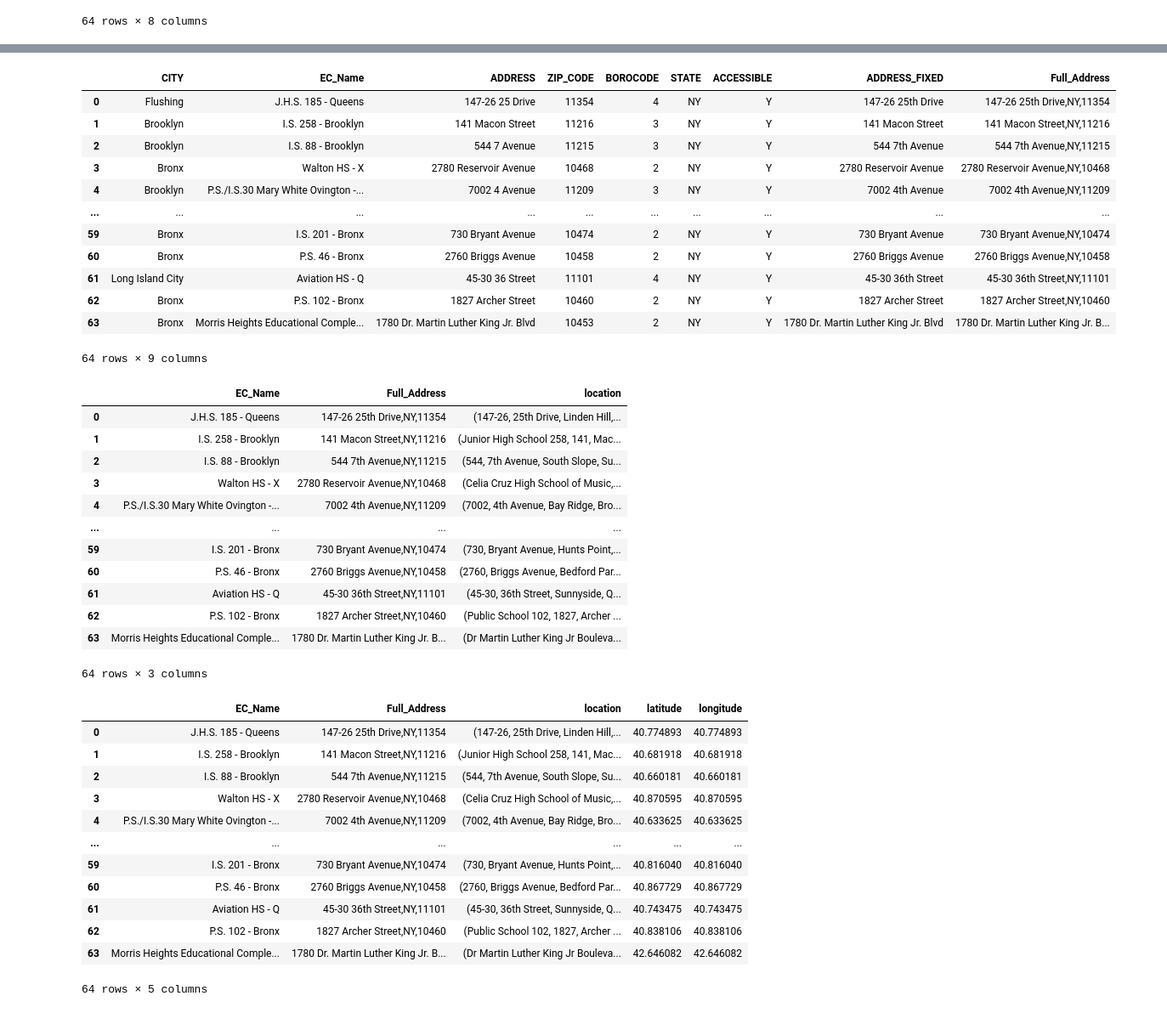
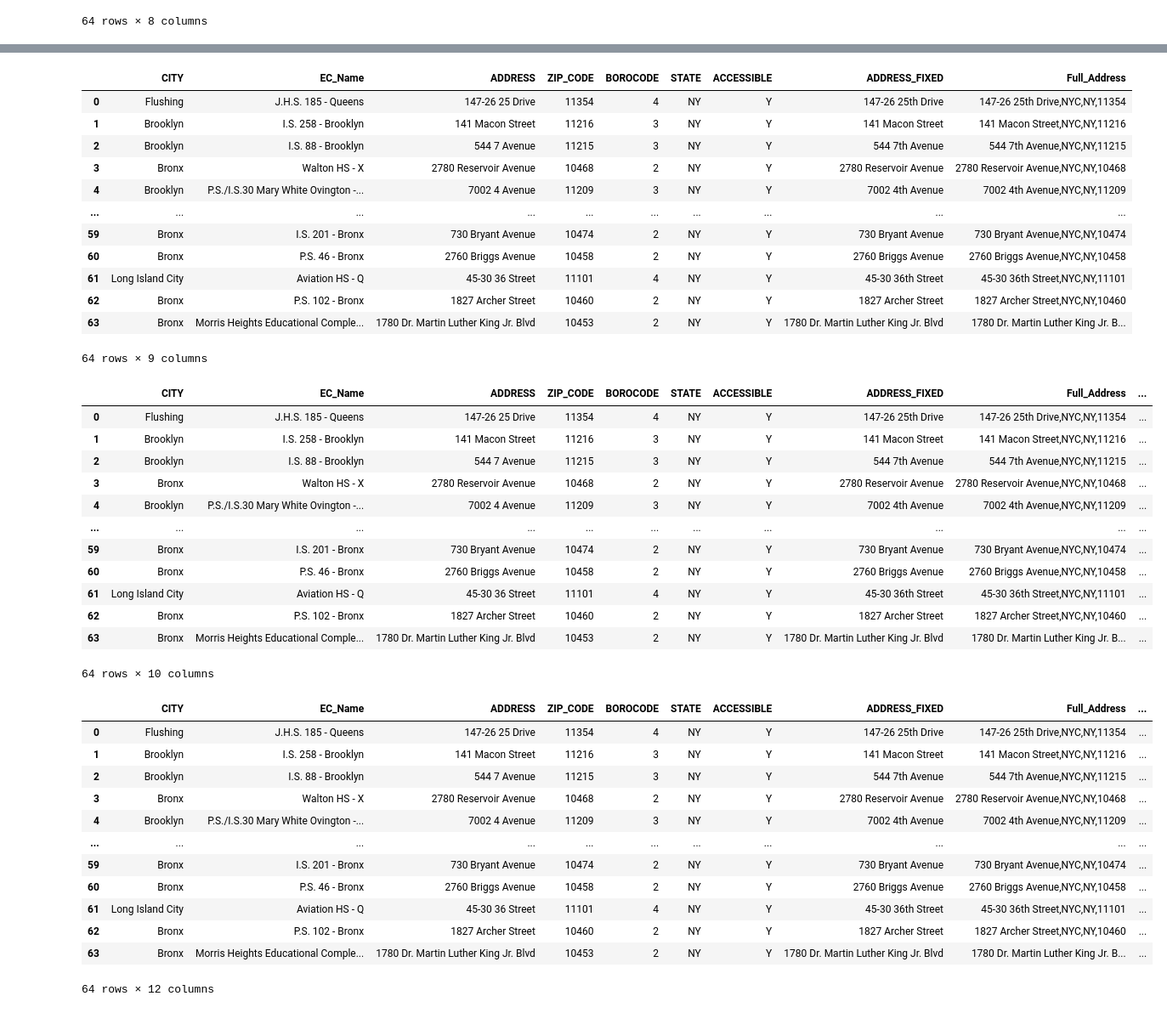
Before and after one commit to spatialthoughts/python-tutorials, a Jupyter notebook: geocoding_with_geopy.ipynb, the cells around one changed output, grey strips where cells are left out. Shown at 85% size. Cells and saved outputs as stored; diff of their text form; code cells hidden in the pictures.

```diff
--- a/geocoding_with_geopy.ipynb
+++ b/geocoding_with_geopy.ipynb
@@ -119,25 +117,24 @@ We also create a new column containing the full address.
 # %%
 address_df['Full_Address'] = (
     address_df['ADDRESS_FIXED'] + ',' +
+    'NYC' + ',' +
     address_df['STATE']+ ',' +
     address_df['ZIP_CODE'].astype(str))
 address_df
 # %% [output]
 |  | CITY | EC_Name | ADDRESS | ZIP_CODE | BOROCODE | STATE | ACCESSIBLE | ADDRESS_FIXED | Full_Address |
-| 0 | Flushing | J.H.S. 185 - Queens | 147-26 25 Drive | 11354 | 4 | NY | Y | 147-26 25th Drive | 147-26 25th Drive,NY,11354 |
-| 1 | Brooklyn | I.S. 258 - Brooklyn | 141 Macon Street | 11216 | 3 | NY | Y | 141 Macon Street | 141 Macon Street,NY,11216 |
-| 2 | Brooklyn | I.S. 88 - Brooklyn | 544 7 Avenue | 11215 | 3 | NY | Y | 544 7th Avenue | 544 7th Avenue,NY,11215 |
-| 3 | Bronx | Walton HS - X | 2780 Reservoir Avenue | 10468 | 2 | NY | Y | 2780 Reservoir Avenue | 2780 Reservoir Avenue,NY,10468 |
-| 4 | Brooklyn | P.S./I.S.30 Mary White Ovington -... | 7002 4 Avenue | 11209 | 3 | NY | Y | 7002 4th Avenue | 7002 4th Avenue,NY,11209 |
+| 0 | Flushing | J.H.S. 185 - Queens | 147-26 25 Drive | 11354 | 4 | NY | Y | 147-26 25th Drive | 147-26 25th Drive,NYC,NY,11354 |
+| 1 | Brooklyn | I.S. 258 - Brooklyn | 141 Macon Street | 11216 | 3 | NY | Y | 141 Macon Street | 141 Macon Street,NYC,NY,11216 |
+| 2 | Brooklyn | I.S. 88 - Brooklyn | 544 7 Avenue | 11215 | 3 | NY | Y | 544 7th Avenue | 544 7th Avenue,NYC,NY,11215 |
+| 3 | Bronx | Walton HS - X | 2780 Reservoir Avenue | 10468 | 2 | NY | Y | 2780 Reservoir Avenue | 2780 Reservoir Avenue,NYC,NY,10468 |
+| 4 | Brooklyn | P.S./I.S.30 Mary White Ovington -... | 7002 4 Avenue | 11209 | 3 | NY | Y | 7002 4th Avenue | 7002 4th Avenue,NYC,NY,11209 |
 | ... | ... | ... | ... | ... | ... | ... | ... | ... | ... |
-| 59 | Bronx | I.S. 201 - Bronx | 730 Bryant Avenue | 10474 | 2 | NY | Y | 730 Bryant Avenue | 730 Bryant Avenue,NY,10474 |
-| 60 | Bronx | P.S. 46 - Bronx | 2760 Briggs Avenue | 10458 | 2 | NY | Y | 2760 Briggs Avenue | 2760 Briggs Avenue,NY,10458 |
-| 61 | Long Island City | Aviation HS - Q | 45-30 36 Street | 11101 | 4 | NY | Y | 45-30 36th Street | 45-30 36th Street,NY,11101 |
-| 62 | Bronx | P.S. 102 - Bronx | 1827 Archer Street | 10460 | 2 | NY | Y | 1827 Archer Street | 1827 Archer Street,NY,10460 |
+| 59 | Bronx | I.S. 201 - Bronx | 730 Bryant Avenue | 10474 | 2 | NY | Y | 730 Bryant Avenue | 730 Bryant Avenue,NYC,NY,10474 |
+| 60 | Bronx | P.S. 46 - Bronx | 2760 Briggs Avenue | 10458 | 2 | NY | Y | 2760 Briggs Avenue | 2760 Briggs Avenue,NYC,NY,10458 |
+| 61 | Long Island City | Aviation HS - Q | 45-30 36 Street | 11101 | 4 | NY | Y | 45-30 36th Street | 45-30 36th Street,NYC,NY,11101 |
+| 62 | Bronx | P.S. 102 - Bronx | 1827 Archer Street | 10460 | 2 | NY | Y | 1827 Archer Street | 1827 Archer Street,NYC,NY,10460 |
 | 63 | Bronx | Morris Heights Educational Comple... | 1780 Dr. Martin Luther King Jr. Blvd | 10453 | 2 | NY | Y | 1780 Dr. Martin Luther King Jr. Blvd | 1780 Dr. Martin Luther King Jr. B... |
 64 rows × 9 columns
-# %%
-address_df = address_df[['EC_Name', 'Full_Address']]
 # %%
 from tqdm.notebook import tqdm
 
@@ -149,34 +146,34 @@ geocode = RateLimiter(locator.geocode, min_delay_seconds=1)
 address_df['location'] = address_df['Full_Address'].progress_apply(geocode)
 address_df
 # %% [output]
-|  | EC_Name | Full_Address | location |
-| 0 | J.H.S. 185 - Queens | 147-26 25th Drive,NY,11354 | (147-26, 25th Drive, Linden Hill,... |
-| 1 | I.S. 258 - Brooklyn | 141 Macon Street,NY,11216 | (Junior High School 258, 141, Mac... |
-| 2 | I.S. 88 - Brooklyn | 544 7th Avenue,NY,11215 | (544, 7th Avenue, South Slope, Su... |
-| 3 | Walton HS - X | 2780 Reservoir Avenue,NY,10468 | (Celia Cruz High School of Music,... |
-| 4 | P.S./I.S.30 Mary White Ovington -... | 7002 4th Avenue,NY,11209 | (7002, 4th Avenue, Bay Ridge, Bro... |
-| ... | ... | ... | ... |
-| 59 | I.S. 201 - Bronx | 730 Bryant Avenue,NY,10474 | (730, Bryant Avenue, Hunts Point,... |
-| 60 | P.S. 46 - Bronx | 2760 Briggs Avenue,NY,10458 | (2760, Briggs Avenue, Bedford Par... |
-| 61 | Aviation HS - Q | 45-30 36th Street,NY,11101 | (45-30, 36th Street, Sunnyside, Q... |
-| 62 | P.S. 102 - Bronx | 1827 Archer Street,NY,10460 | (Public School 102, 1827, Archer ... |
-| 63 | Morris Heights Educational Comple... | 1780 Dr. Martin Luther King Jr. B... | (Dr Martin Luther King Jr Bouleva... |
+|  | CITY | EC_Name | ADDRESS | ZIP_CODE | BOROCODE | STATE | ACCESSIBLE | ADDRESS_FIXED | Full_Address | ... |
+| 0 | Flushing | J.H.S. 185 - Queens | 147-26 25 Drive | 11354 | 4 | NY | Y | 147-26 25th Drive | 147-26 25th Drive,NYC,NY,11354 | ... |
+| 1 | Brooklyn | I.S. 258 - Brooklyn | 141 Macon Street | 11216 | 3 | NY | Y | 141 Macon Street | 141 Macon Street,NYC,NY,11216 | ... |
+| 2 | Brooklyn | I.S. 88 - Brooklyn | 544 7 Avenue | 11215 | 3 | NY | Y | 544 7th Avenue | 544 7th Avenue,NYC,NY,11215 | ... |
+| 3 | Bronx | Walton HS - X | 2780 Reservoir Avenue | 10468 | 2 | NY | Y | 2780 Reservoir Avenue | 2780 Reservoir Avenue,NYC,NY,10468 | ... |
+| 4 | Brooklyn | P.S./I.S.30 Mary White Ovington -... | 7002 4 Avenue | 11209 | 3 | NY | Y | 7002 4th Avenue | 7002 4th Avenue,NYC,NY,11209 | ... |
+| ... | ... | ... | ... | ... | ... | ... | ... | ... | ... | ... |
+| 59 | Bronx | I.S. 201 - Bronx | 730 Bryant Avenue | 10474 | 2 | NY | Y | 730 Bryant Avenue | 730 Bryant Avenue,NYC,NY,10474 | ... |
+| 60 | Bronx | P.S. 46 - Bronx | 2760 Briggs Avenue | 10458 | 2 | NY | Y | 2760 Briggs Avenue | 2760 Briggs Avenue,NYC,NY,10458 | ... |
+| 61 | Long Island City | Aviation HS - Q | 45-30 36 Street | 11101 | 4 | NY | Y | 45-30 36th Street | 45-30 36th Street,NYC,NY,11101 | ... |
+| 62 | Bronx | P.S. 102 - Bronx | 1827 Archer Street | 10460 | 2 | NY | Y | 1827 Archer Street | 1827 Archer Street,NYC,NY,10460 | ... |
+| 63 | Bronx | Morris Heights Educational Comple... | 1780 Dr. Martin Luther King Jr. Blvd | 10453 | 2 | NY | Y | 1780 Dr. Martin Luther King Jr. Blvd | 1780 Dr. Martin Luther King Jr. B... | ... |
-64 rows × 3 columns
+64 rows × 10 columns
 # %%
 address_df['latitude'] = address_df['location'].apply(lambda loc: loc.latitude if loc else None)
-address_df['longitude'] = address_df['location'].apply(lambda loc: loc.latitude if loc else None)
+address_df['longitude'] = address_df['location'].apply(lambda loc: loc.longitude if loc else None)
 address_df
 # %% [output]
-|  | EC_Name | Full_Address | location | latitude | longitude |
-| 0 | J.H.S. 185 - Queens | 147-26 25th Drive,NY,11354 | (147-26, 25th Drive, Linden Hill,... | 40.774893 | 40.774893 |
-| 1 | I.S. 258 - Brooklyn | 141 Macon Street,NY,11216 | (Junior High School 258, 141, Mac... | 40.681918 | 40.681918 |
-| 2 | I.S. 88 - Brooklyn | 544 7th Avenue,NY,11215 | (544, 7th Avenue, South Slope, Su... | 40.660181 | 40.660181 |
-| 3 | Walton HS - X | 2780 Reservoir Avenue,NY,10468 | (Celia Cruz High School of Music,... | 40.870595 | 40.870595 |
-| 4 | P.S./I.S.30 Mary White Ovington -... | 7002 4th Avenue,NY,11209 | (7002, 4th Avenue, Bay Ridge, Bro... | 40.633625 | 40.633625 |
-| ... | ... | ... | ... | ... | ... |
-| 59 | I.S. 201 - Bronx | 730 Bryant Avenue,NY,10474 | (730, Bryant Avenue, Hunts Point,... | 40.816040 | 40.816040 |
-| 60 | P.S. 46 - Bronx | 2760 Briggs Avenue,NY,10458 | (2760, Briggs Avenue, Bedford Par... | 40.867729 | 40.867729 |
-| 61 | Aviation HS - Q | 45-30 36th Street,NY,11101 | (45-30, 36th Street, Sunnyside, Q... | 40.743475 | 40.743475 |
-| 62 | P.S. 102 - Bronx | 1827 Archer Street,NY,10460 | (Public School 102, 1827, Archer ... | 40.838106 | 40.838106 |
-| 63 | Morris Heights Educational Comple... | 1780 Dr. Martin Luther King Jr. B... | (Dr Martin Luther King Jr Bouleva... | 42.646082 | 42.646082 |
+|  | CITY | EC_Name | ADDRESS | ZIP_CODE | BOROCODE | STATE | ACCESSIBLE | ADDRESS_FIXED | Full_Address | ... |
+| 0 | Flushing | J.H.S. 185 - Queens | 147-26 25 Drive | 11354 | 4 | NY | Y | 147-26 25th Drive | 147-26 25th Drive,NYC,NY,11354 | ... |
+| 1 | Brooklyn | I.S. 258 - Brooklyn | 141 Macon Street | 11216 | 3 | NY | Y | 141 Macon Street | 141 Macon Street,NYC,NY,11216 | ... |
+| 2 | Brooklyn | I.S. 88 - Brooklyn | 544 7 Avenue | 11215 | 3 | NY | Y | 544 7th Avenue | 544 7th Avenue,NYC,NY,11215 | ... |
+| 3 | Bronx | Walton HS - X | 2780 Reservoir Avenue | 10468 | 2 | NY | Y | 2780 Reservoir Avenue | 2780 Reservoir Avenue,NYC,NY,10468 | ... |
+| 4 | Brooklyn | P.S./I.S.30 Mary White Ovington -... | 7002 4 Avenue | 11209 | 3 | NY | Y | 7002 4th Avenue | 7002 4th Avenue,NYC,NY,11209 | ... |
+| ... | ... | ... | ... | ... | ... | ... | ... | ... | ... | ... |
+| 59 | Bronx | I.S. 201 - Bronx | 730 Bryant Avenue | 10474 | 2 | NY | Y | 730 Bryant Avenue | 730 Bryant Avenue,NYC,NY,10474 | ... |
+| 60 | Bronx | P.S. 46 - Bronx | 2760 Briggs Avenue | 10458 | 2 | NY | Y | 2760 Briggs Avenue | 2760 Briggs Avenue,NYC,NY,10458 | ... |
+| 61 | Long Island City | Aviation HS - Q | 45-30 36 Street | 11101 | 4 | NY | Y | 45-30 36th Street | 45-30 36th Street,NYC,NY,11101 | ... |
+| 62 | Bronx | P.S. 102 - Bronx | 1827 Archer Street | 10460 | 2 | NY | Y | 1827 Archer Street | 1827 Archer Street,NYC,NY,10460 | ... |
+| 63 | Bronx | Morris Heights Educational Comple... | 1780 Dr. Martin Luther King Jr. Blvd | 10453 | 2 | NY | Y | 1780 Dr. Martin Luther King Jr. Blvd | 1780 Dr. Martin Luther King Jr. B... | ... |
-64 rows × 5 columns
+64 rows × 12 columns
```
Also changed, not shown: parts of 7 cells of this notebook.
